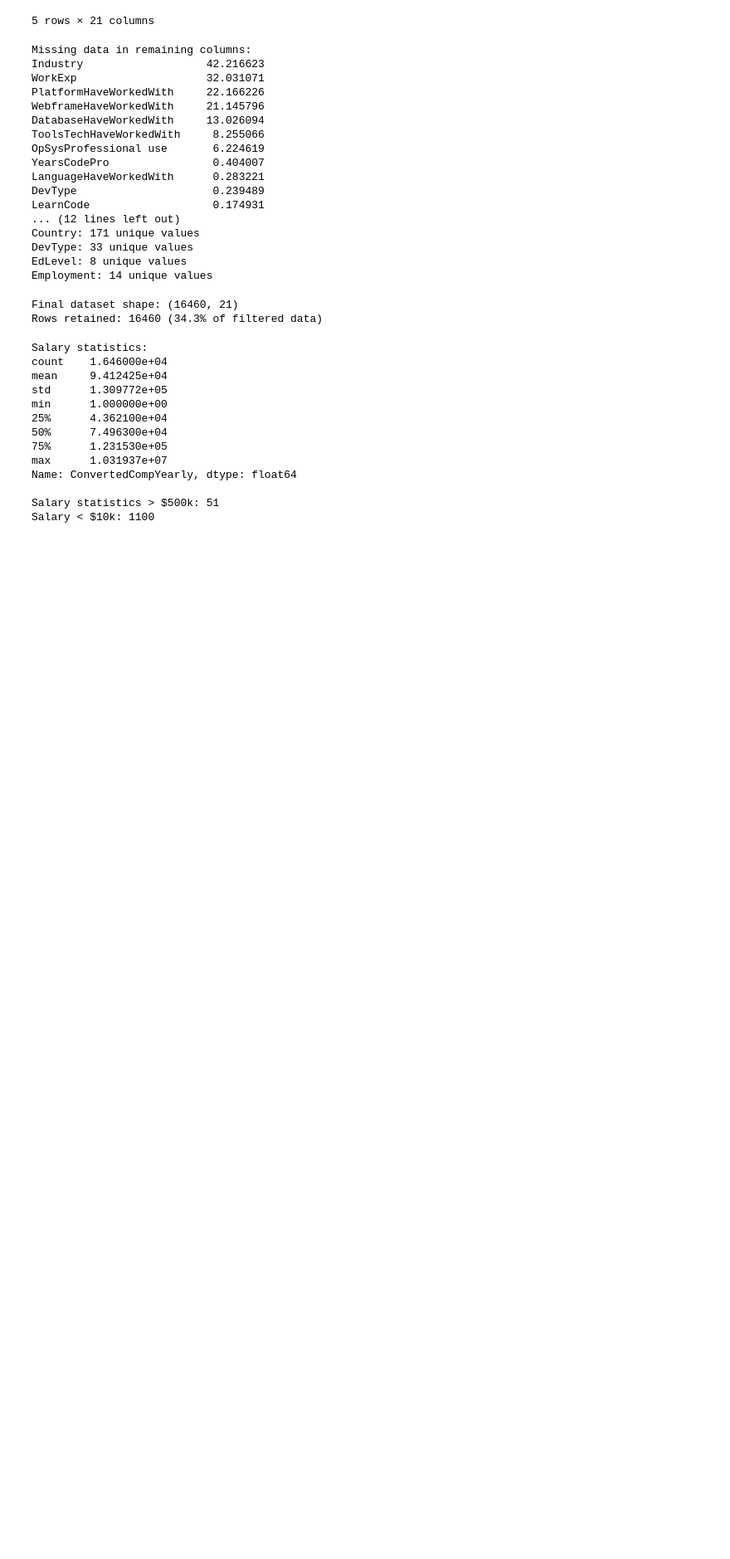
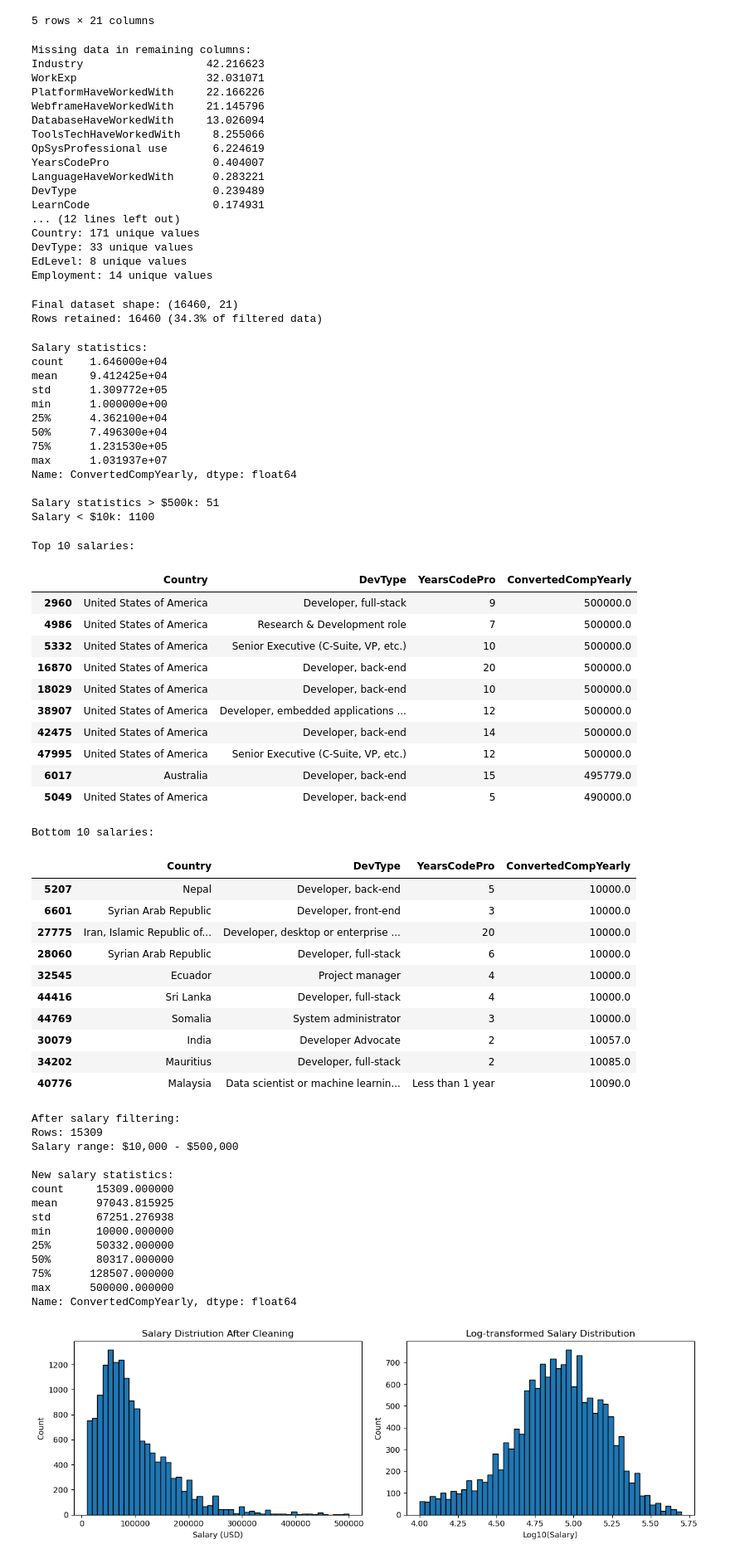
Before and after one commit to Kanjerih/Stack-Overflow-Survey, a Jupyter notebook: Stack-Overflow-Survey.ipynb, the cells around one changed output. Shown at 83% size. Saved outputs shown, nothing was run; the diff lists cells and outputs as text; code cells hidden in the pictures; blank space fills up the shorter version.

```diff
--- a/Stack-Overflow-Survey.ipynb
+++ b/Stack-Overflow-Survey.ipynb
@@ -154,3 +154,81 @@ Name: ConvertedCompYearly, dtype: float64
 
 Salary statistics > $500k: 51
 Salary < $10k: 1100
+# %%
+# Check the extreme values
+print("Top 10 salaries:")
+display(df_model.nlargest(10, 'ConvertedCompYearly')[['Country', 'DevType', 'YearsCodePro', 'ConvertedCompYearly']])
+
+print("\nBottom 10 salaries:")
+display(df_model.nsmallest(10, 'ConvertedCompYearly')[['Country', 'DevType', 'YearsCodePro', 'ConvertedCompYearly']])
+
+# Apply reasonable salaries filters
+# - Min $10k: Removes part-time/student/hobby responses or data errors
+# - Max $500k: Removes extreme outliers while keeping high earners
+df_model = df_model[
+    (df_model['ConvertedCompYearly'] >= 10000)&
+    (df_model['ConvertedCompYearly'] <= 500000)]
+
+print(f"\nAfter salary filtering:")
+print(f"Rows: {len(df_model)}")
+print(f"Salary range: ${df_model['ConvertedCompYearly'].min():,.0f} - ${df_model['ConvertedCompYearly'].max():,.0f}")
+print(f"\nNew salary statistics:")
+print(df_model['ConvertedCompYearly'].describe())
+
+# Visualize the distribution
+plt.figure(figsize=(12,4))
+
+plt.subplot(1, 2, 1)
+plt.hist(df_model['ConvertedCompYearly'], bins=50, edgecolor='black')
+plt.xlabel('Salary (USD)')
+plt.ylabel('Count')
+plt.title('Salary Distriution After Cleaning')
+
+plt.subplot(1, 2, 2)
+plt.hist(np.log10(df_model['ConvertedCompYearly']), bins=50, edgecolor='black')
+plt.xlabel('Log10(Salary)')
+plt.ylabel('Count')
+plt.title('Log-transformed Salary Distribution')
+
+plt.tight_layout()
+plt.show()
+# %% [output]
+Top 10 salaries:
+|  | Country | DevType | YearsCodePro | ConvertedCompYearly |
+| 2960 | United States of America | Developer, full-stack | 9 | 500000.0 |
+| 4986 | United States of America | Research & Development role | 7 | 500000.0 |
+| 5332 | United States of America | Senior Executive (C-Suite, VP, etc.) | 10 | 500000.0 |
+| 16870 | United States of America | Developer, back-end | 20 | 500000.0 |
+| 18029 | United States of America | Developer, back-end | 10 | 500000.0 |
+| 38907 | United States of America | Developer, embedded applications ... | 12 | 500000.0 |
+| 42475 | United States of America | Developer, back-end | 14 | 500000.0 |
+| 47995 | United States of America | Senior Executive (C-Suite, VP, etc.) | 12 | 500000.0 |
+| 6017 | Australia | Developer, back-end | 15 | 495779.0 |
+| 5049 | United States of America | Developer, back-end | 5 | 490000.0 |
+Bottom 10 salaries:
+|  | Country | DevType | YearsCodePro | ConvertedCompYearly |
+| 5207 | Nepal | Developer, back-end | 5 | 10000.0 |
+| 6601 | Syrian Arab Republic | Developer, front-end | 3 | 10000.0 |
+| 27775 | Iran, Islamic Republic of... | Developer, desktop or enterprise ... | 20 | 10000.0 |
+| 28060 | Syrian Arab Republic | Developer, full-stack | 6 | 10000.0 |
+| 32545 | Ecuador | Project manager | 4 | 10000.0 |
+| 44416 | Sri Lanka | Developer, full-stack | 4 | 10000.0 |
+| 44769 | Somalia | System administrator | 3 | 10000.0 |
+| 30079 | India | Developer Advocate | 2 | 10057.0 |
+| 34202 | Mauritius | Developer, full-stack | 2 | 10085.0 |
+| 40776 | Malaysia | Data scientist or machine learnin... | Less than 1 year | 10090.0 |
+After salary filtering:
+Rows: 15309
+Salary range: $10,000 - $500,000
+
+New salary statistics:
+count     15309.000000
+mean      97043.815925
+std       67251.276938
+min       10000.000000
+25%       50332.000000
+50%       80317.000000
+75%      128507.000000
+max      500000.000000
+Name: ConvertedCompYearly, dtype: float64
+[figure, added]
```
Also changed, not shown: parts of 3 cells of this notebook, 1 other file.
